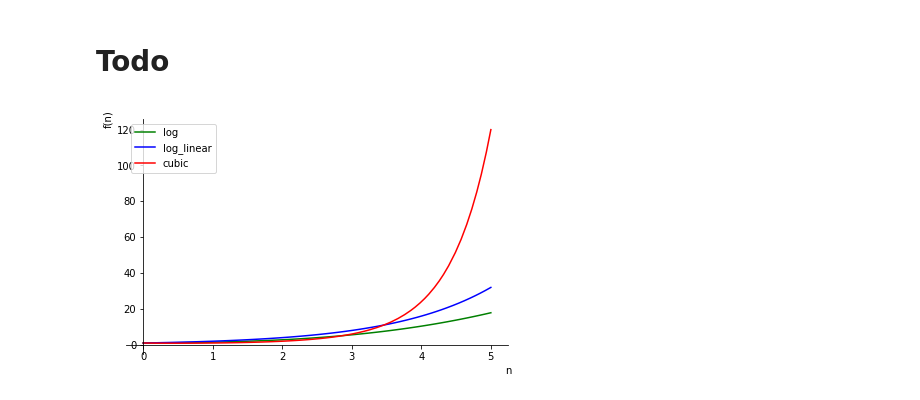
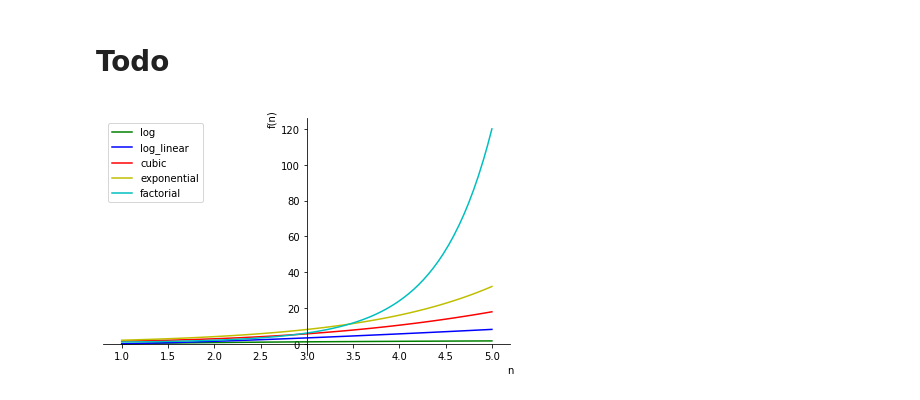
Before and after one commit to Nganle21/bigdata, a Jupyter notebook: 3 Time Complexity.ipynb, the cells around one changed output. Drawn from its saved outputs; the diff is of its cells as text; code cells hidden in the pictures.

```diff
--- a/3 Time Complexity.ipynb
+++ b/3 Time Complexity.ipynb
@@ -102,38 +102,39 @@ solve(e1, n)[0].evalf()
 # - an exponential function
 # - a factorial function
 # %%
-f_log = log(n)
-f_log_linear = n*log(n)
+
+f_log = ln(n)
+f_log_linear = n* ln(n)
 f_cubic = 1/10*n**3 + 1/8 * n**2 + 1/4*n +1
 f_ex = 2**n
 f_factorial = factorial(n)
 # %%
 # TODO create multiple plots with different combinations of functions
-expr_range = (n,0,5)
+expr_range = (n,1,5)
 p = plot(
-    #f_log,
-    #f_log_linear,
+    f_log,
+    f_log_linear,
     f_cubic,
     f_ex,
     f_factorial,
     expr_range,
     show = False,
-    legend = True
+    legend = True,
 );
 
 p[0].line_color = 'g'
 p[1].line_color = 'b'
 p[2].line_color = 'r'
-#p[3].line_color = 'y'
-#p[4].line_color = 'p'
+p[3].line_color = 'y'
+p[4].line_color = 'c'
 
 
 p[0].label = 'log'
 p[1].label = 'log_linear'
 p[2].label = 'cubic'
-#p[3].label = 'exponential'
-#p[4].label = 'factorial'
+p[3].label = 'exponential'
+p[4].label = 'factorial'
 
 p.show()
 # %% [output]
-[figure, old version]
+[figure, new version]
```
Also changed, not shown: parts of 4 cells of this notebook.
